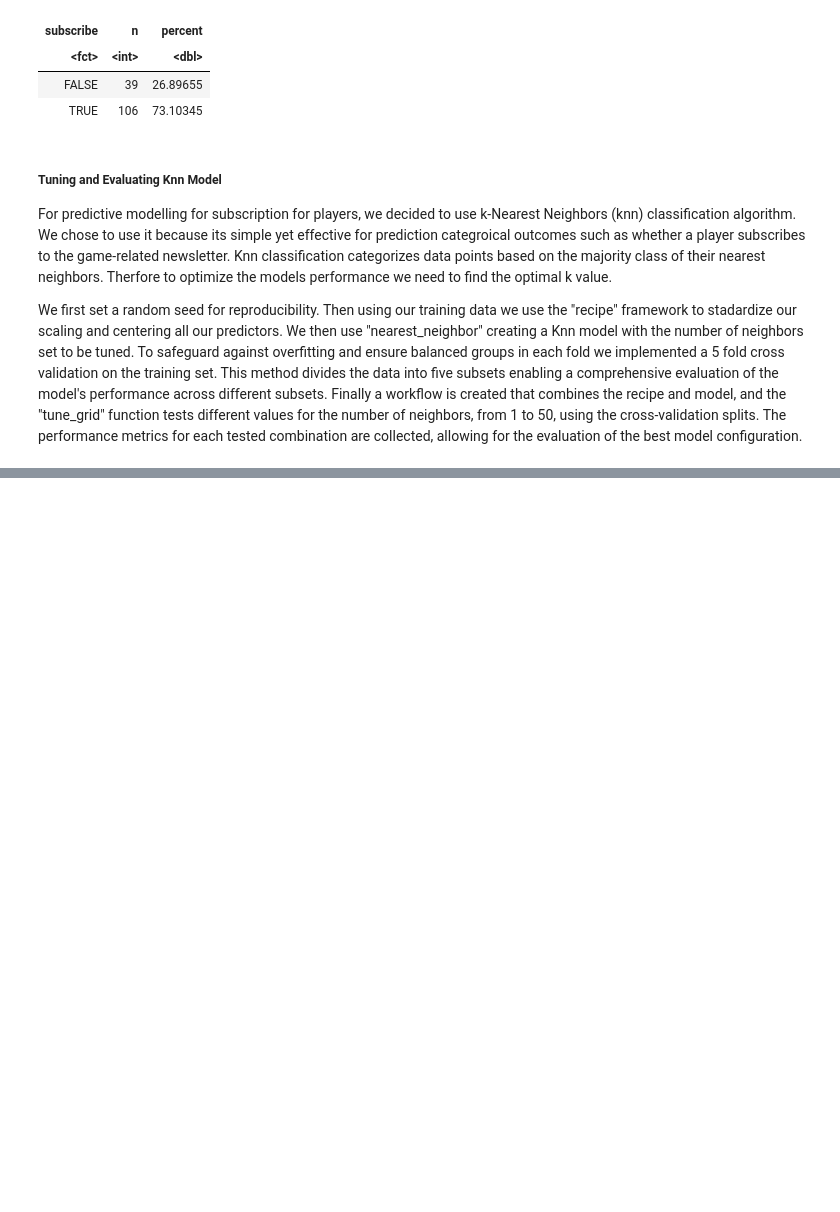
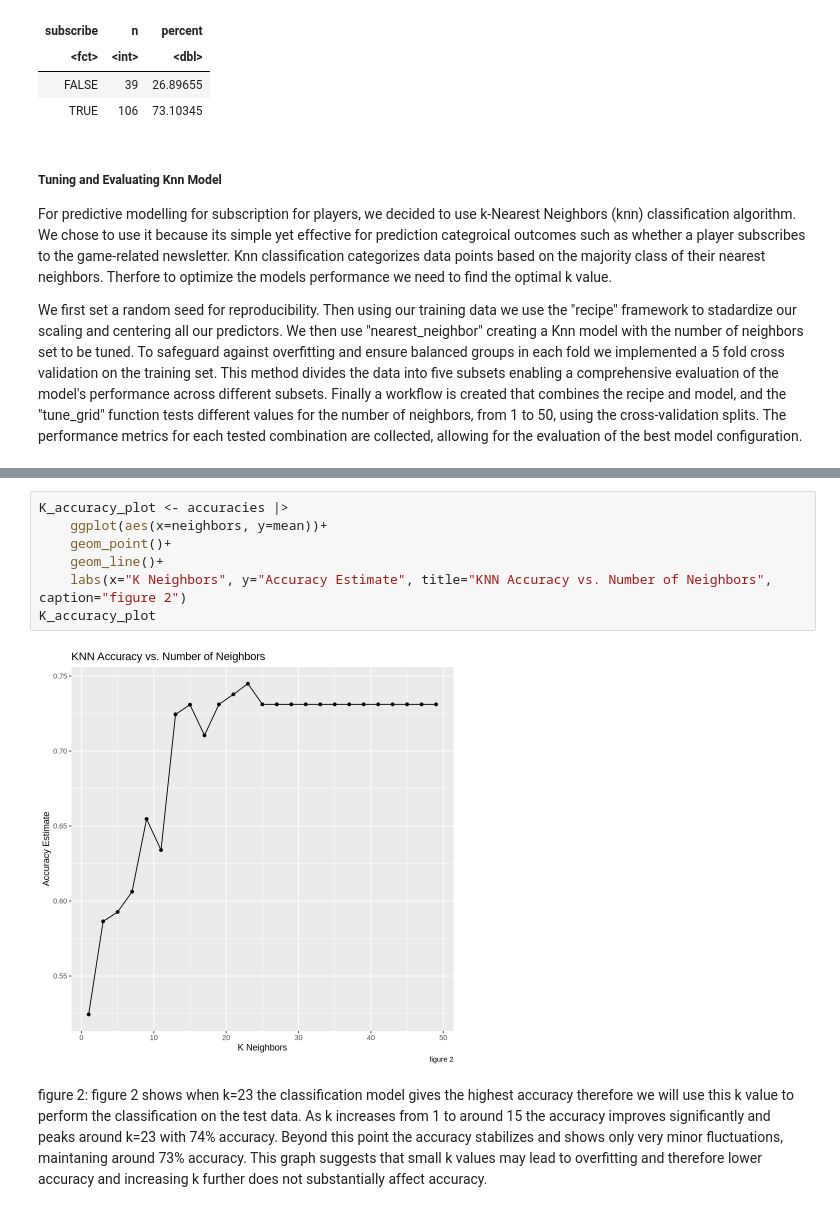
Before and after one commit to Liam-ma06/DSCI_Project_final_report, a Jupyter notebook: Final_Project.ipynb, the cells around one changed output, grey strips where cells are left out. Cells and saved outputs as stored; diff of their text form; blank space fills up the shorter version.

```diff
--- a/Final_Project.ipynb
+++ b/Final_Project.ipynb
@@ -174,0 +173,11 @@ A tibble: 1 × 7
+# %%
+K_accuracy_plot <- accuracies |>
+    ggplot(aes(x=neighbors, y=mean))+
+    geom_point()+
+    geom_line()+
+    labs(x="K Neighbors", y="Accuracy Estimate", title="KNN Accuracy vs. Number of Neighbors", caption="figure 2")
+K_accuracy_plot
+# %% [output]
+[figure, new version]
+# %% [markdown]
+figure 2: figure 2 shows when k=23 the classification model gives the highest accuracy therefore we will use this k value to perform the classification on the test data. As k increases from 1 to around 15 the accuracy improves significantly and peaks around k=23 with 74% accuracy. Beyond this point the accuracy stabilizes and shows only very minor fluctuations, maintaning around 73% accuracy. This graph suggests that small k values may lead to overfitting and therefore lower accuracy and increasing k further does not substantially affect accuracy.
```
Also changed, not shown: parts of 18 cells of this notebook.
